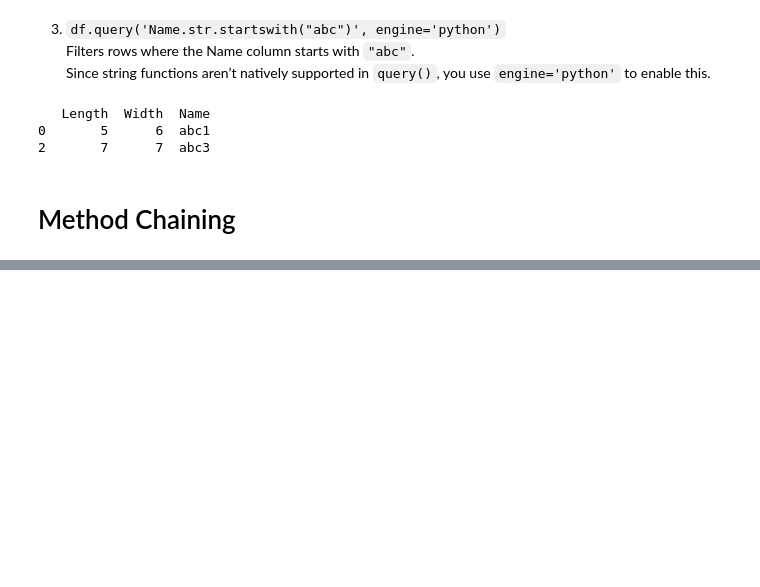
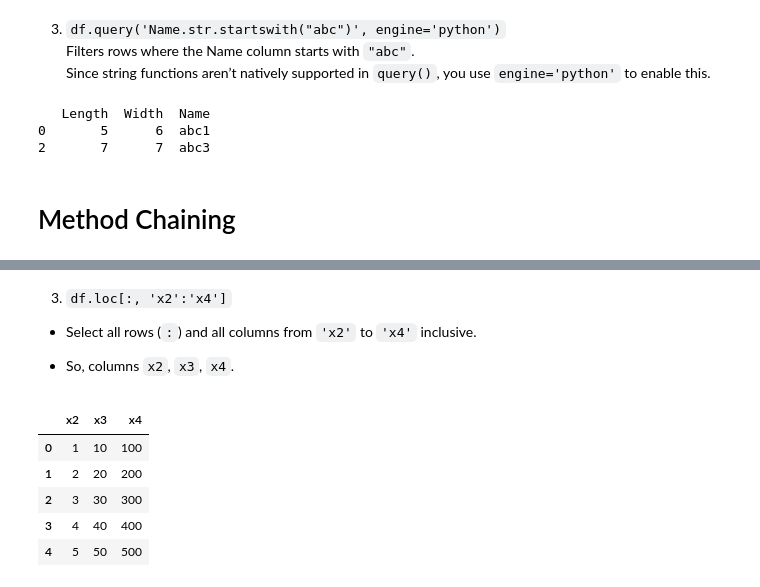
Before and after one commit to abdullahalasif25/My-Notes, a Jupyter notebook: Pandas.ipynb, the cells around one changed output, grey strips where cells are left out. Saved outputs shown, nothing was run; the diff lists cells and outputs as text; code cells hidden in the pictures; blank space fills up the shorter version.

```diff
--- a/Pandas.ipynb
+++ b/Pandas.ipynb
@@ -635,0 +716,14 @@ print(filtered_df)
+# %% [markdown]
+3. `df.loc[:, 'x2':'x4']`
+* Select all rows (`:`) and all columns from `'x2'` to `'x4'` inclusive.
+
+* So, columns `x2`, `x3`, `x4`.
+# %%
+df.loc[:, 'x2':'x4']
+# %% [output]
+|  | x2 | x3 | x4 |
+| 0 | 1 | 10 | 100 |
+| 1 | 2 | 20 | 200 |
+| 2 | 3 | 30 | 300 |
+| 3 | 4 | 40 | 400 |
+| 4 | 5 | 50 | 500 |
```
Also changed, not shown: parts of 15 cells of this notebook.
